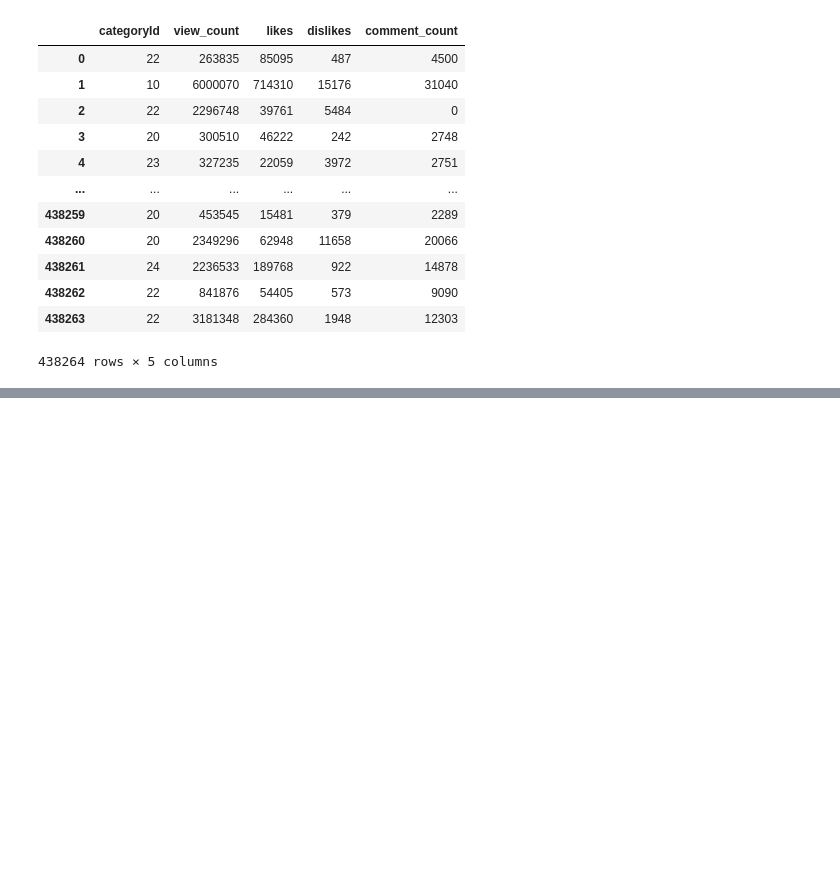
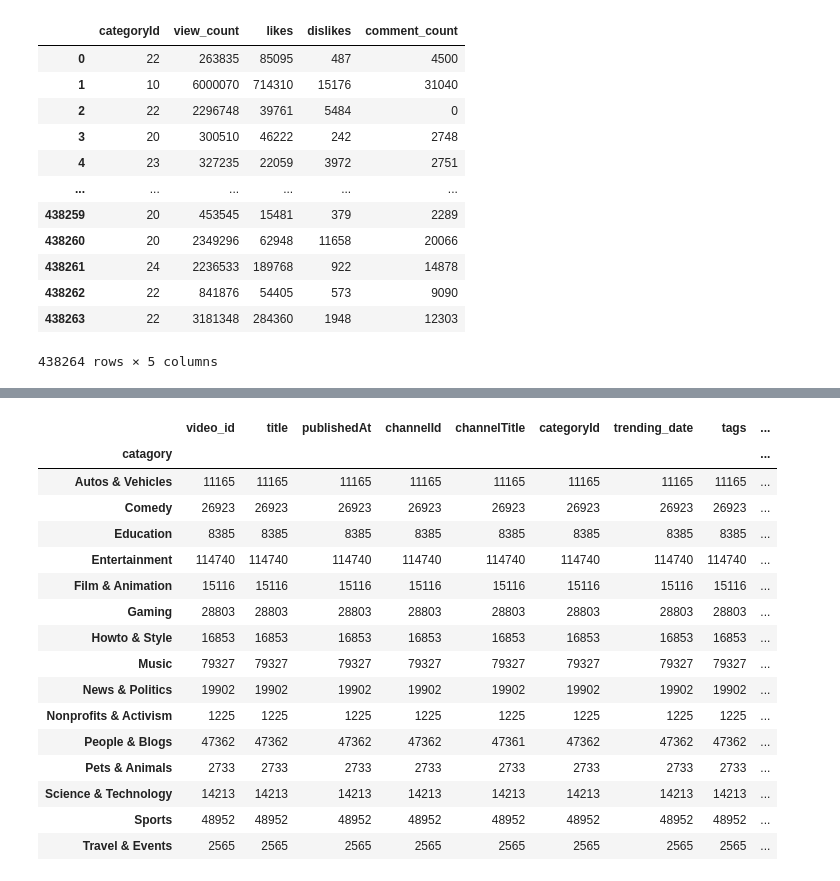
Before and after one commit to pmundot/youtube, a Jupyter notebook: Youtube_Worldwide.ipynb, the cells around one changed output, grey strips where cells are left out. Saved outputs shown, nothing was run; the diff lists cells and outputs as text; code cells hidden in the pictures; blank space fills up the shorter version.

Commit message:
Dataframe made, some interesting stats

```diff
--- a/Youtube_Worldwide.ipynb
+++ b/Youtube_Worldwide.ipynb
@@ -143,0 +237,3 @@ array([[<matplotlib.axes._subplots.AxesSubplot object at 0x...>,
+# %%
+result['catagory']=[cat[c] if c in cat else'Na' for c in result['categoryId']]
+result
@@ -143,0 +254,20 @@ array([[<matplotlib.axes._subplots.AxesSubplot object at 0x...>,
+# %%
+result.groupby(['catagory']).count()
+# %% [output]
+|  | video_id | title | publishedAt | channelId | channelTitle | categoryId | trending_date | tags | ... |
+| catagory |  |  |  |  |  |  |  |  | ... |
+| Autos & Vehicles | 11165 | 11165 | 11165 | 11165 | 11165 | 11165 | 11165 | 11165 | ... |
+| Comedy | 26923 | 26923 | 26923 | 26923 | 26923 | 26923 | 26923 | 26923 | ... |
+| Education | 8385 | 8385 | 8385 | 8385 | 8385 | 8385 | 8385 | 8385 | ... |
+| Entertainment | 114740 | 114740 | 114740 | 114740 | 114740 | 114740 | 114740 | 114740 | ... |
+| Film & Animation | 15116 | 15116 | 15116 | 15116 | 15116 | 15116 | 15116 | 15116 | ... |
+| Gaming | 28803 | 28803 | 28803 | 28803 | 28803 | 28803 | 28803 | 28803 | ... |
+| Howto & Style | 16853 | 16853 | 16853 | 16853 | 16853 | 16853 | 16853 | 16853 | ... |
+| Music | 79327 | 79327 | 79327 | 79327 | 79327 | 79327 | 79327 | 79327 | ... |
+| News & Politics | 19902 | 19902 | 19902 | 19902 | 19902 | 19902 | 19902 | 19902 | ... |
+| Nonprofits & Activism | 1225 | 1225 | 1225 | 1225 | 1225 | 1225 | 1225 | 1225 | ... |
+| People & Blogs | 47362 | 47362 | 47362 | 47362 | 47361 | 47362 | 47362 | 47362 | ... |
+| Pets & Animals | 2733 | 2733 | 2733 | 2733 | 2733 | 2733 | 2733 | 2733 | ... |
+| Science & Technology | 14213 | 14213 | 14213 | 14213 | 14213 | 14213 | 14213 | 14213 | ... |
+| Sports | 48952 | 48952 | 48952 | 48952 | 48952 | 48952 | 48952 | 48952 | ... |
+| Travel & Events | 2565 | 2565 | 2565 | 2565 | 2565 | 2565 | 2565 | 2565 | ... |
```
Also changed, not shown: parts of 15 cells of this notebook.
